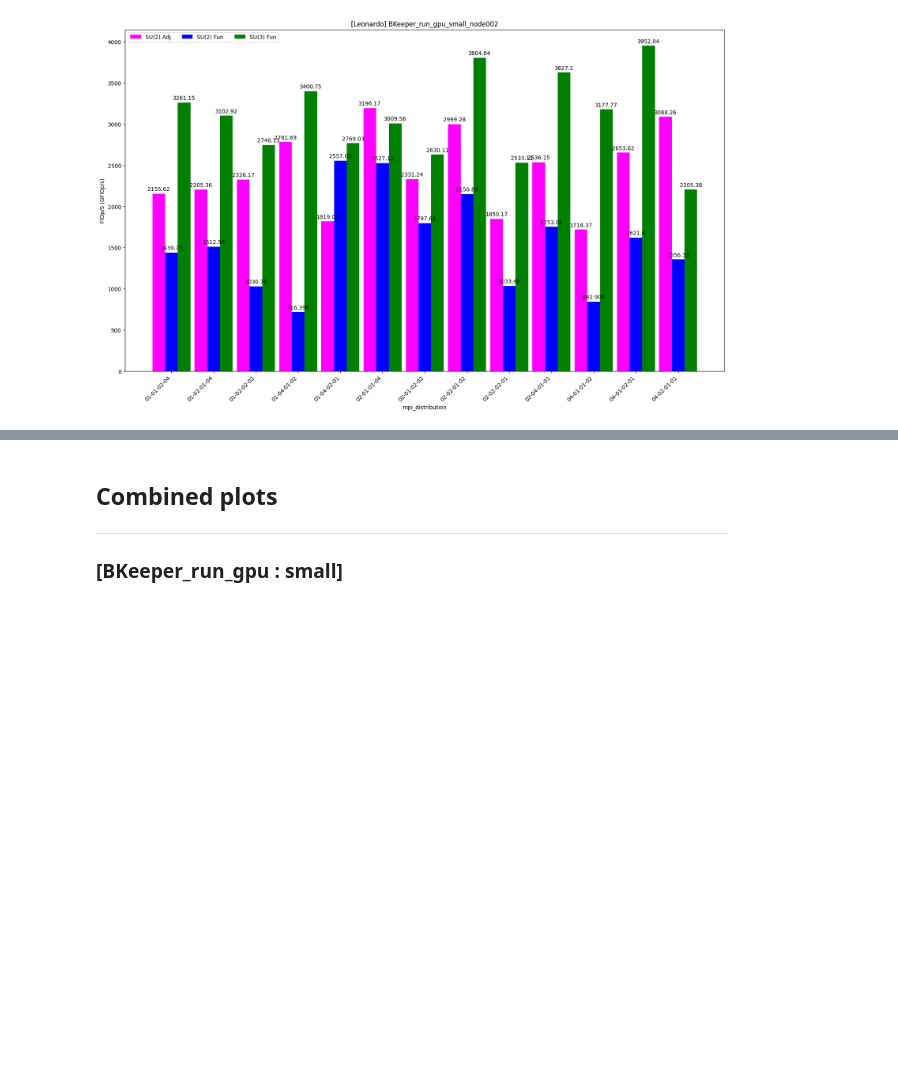
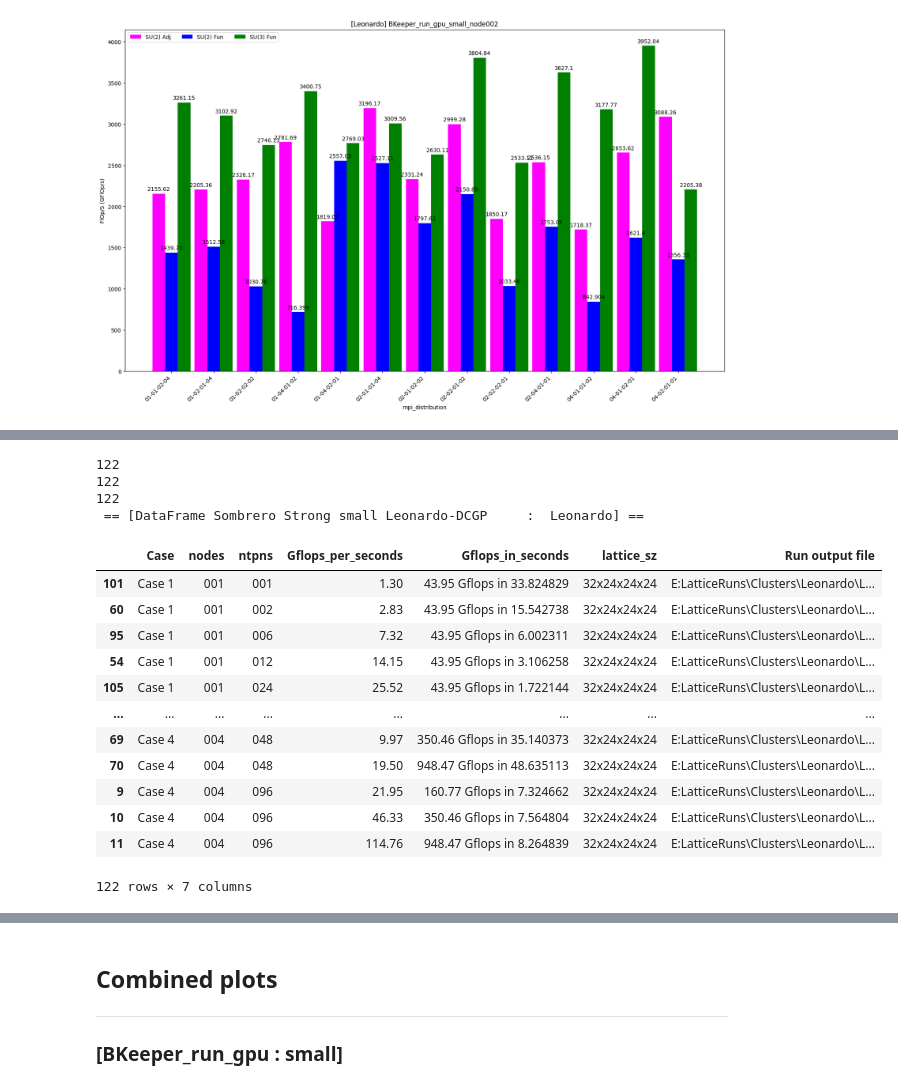
Before and after one commit to fbonnet08/Bench_Grid_HiRep, a Jupyter notebook: src/PythonCodes/Jupyter-NoteBooks/LLR-Bench_Grid_HiRep_Notebooks/Notebook_Bench_Grid_HiRep.ipynb, the cells around one changed output, grey strips where cells are left out. Cells and saved outputs as stored; diff of their text form; code cells hidden in the pictures; blank space fills up the shorter version.

```diff
--- a/src/PythonCodes/Jupyter-NoteBooks/LLR-Bench_Grid_HiRep_Notebooks/Notebook_Bench_Grid_HiRep.ipynb
+++ b/src/PythonCodes/Jupyter-NoteBooks/LLR-Bench_Grid_HiRep_Notebooks/Notebook_Bench_Grid_HiRep.ipynb
@@ -2210,0 +2428,63 @@ rc = plot_BenchRes_groupByBars_matplotlib(c, m,
+# %%
+# --------------------------------------------------------------------------
+machine_name_leonardo = "Leonardo"
+DATA_PATH         = os.path.join('E:','LatticeRuns','Clusters',machine_name_leonardo,'LatticeRuns')
+# --------------------------------------------------------------------------# ----------------------------------------------------------------------------
+# ----------------------------------------------------------------------------
+batch_action = "Sombrero_strg_cpu"
+simulation_size = "small"
+rc = Reinitialising_Paths_and_object_content(c, m, DATA_PATH, batch_action, simulation_size)
+# ----------------------------------------------------------------------------
+# --------------------------------------------------------------------------
+# Getting content in the target file
+# TODO: redefinition neccessary to to act on the target file name _cpu and
+# TODO: batch script discrepancy, batch action will need to be passed in. in the cluster method.
+batch_action = "Sombrero_strong"
+rc, target_Sombrero_strong_small_file_lst_leonardo, target_Sombrero_strong_small_file_dir_leonardo = getTarget_file_lst(c, m, c.getTargetdir())
+# ----------------------------------------------------------------------------
+# --------------------------------------------------------------------------
+# Getting content in the target file
+rc, target_Sombrero_strong_small_file_cluster_lst_leonardo  = getTarget_file_cluster_lst(c, m, target_Sombrero_strong_small_file_lst_leonardo [:])
+# ----------------------------------------------------------------------------
+# --------------------------------------------------------------------------
+# [Data-Extraction]
+# --------------------------------------------------------------------------
+m.printMesgStr(   "Data extraction cluster out                                          : ", c.getGreen(), machine_name_leonardo)
+m.printMesgAddStr("Simulation size                                                      : ", c.getRed(), simulation_size)
+m.printMesgAddStr("target_Sombrero_strong_small_file_cluster_lst_leonardo[:]        --->: ", c.getYellow(), target_Sombrero_strong_small_file_cluster_lst_leonardo[:])
+m.printMesgAddStr("Length target_Sombrero_strong_small_file_cluster_lst_leonardo[:] --->: ", c.getYellow(), len(target_Sombrero_strong_small_file_cluster_lst_leonardo[:]))
+# ----------------------------------------------------------------------------
+# --------------------------------------------------------------------------
+# Reading in the inout file
+# TODO: return to this one once the read_Sombrero_file_out method is done.
+rc, target_Sombrero_strong_small_file_cluster_filtered_lst_leonardo = filter_target_file_cluster_lst(c, m,
+                                                                                                 start_key_sombrero_rep_lst[:],
+                                                                                                 target_Sombrero_strong_small_file_cluster_lst_leonardo[:])
+m.printMesgAddStr("len(target_Sombrero_strong_small_file_cluster_filtered_lst_leonardo[:]) --->: ", c.getYellow(), len(target_Sombrero_strong_small_file_cluster_filtered_lst_leonardo[:]))
+# ----------------------------------------------------------------------------
+# --------------------------------------------------------------------------
+# Reading in the inout file
+# TODO: return to this one once the read_Sombrero_file_out method is done.
+msg = batch_action + "_" + simulation_size + "_" + "all nodes"
+rc, Sombrero_strong_small_file_cluster_failed_lst_leonardo = plot_BenchRes_SuccessFailure_pieChart_matplotlib(c, m,
+                                                                                                              target_Sombrero_strong_small_file_cluster_lst_leonardo[:],
+                                                                                                              target_Sombrero_strong_small_file_cluster_filtered_lst_leonardo[:],
+                                                                                                              machine_name_lumi,
+                                                                                                              msg)
+# ----------------------------------------------------------------------------
+# --------------------------------------------------------------------------
+# Reading in the inout file
+# TODO: return to this one once the read_Sombrero_file_out method is done and replace with the filtered list
+# TODO: instead. For now we are going to use the full unfiltered list.
+batch_action = "Sombrero_strong"
+simulation_size = "small"
+rc, dataFrame_Sombrero_strong_small_leonardo = read_Sombrero_file_out(c, m,
+                                                                      batch_action, simulation_size,
+                                                                      target_Sombrero_strong_small_file_cluster_lst_leonardo)
+# --------------------------------------------------------------------------
+# --------------------------------------------------------------------------
+# Reading in the inout file
+m.printMesgStr("DataFrame Sombrero Strong small Leonardo-DCGP     : ", c.getGreen(), machine_name_leonardo)
+dataFrame_Sombrero_strong_small_leonardo
+# ----------------------------------------------------------------------------
+# %% [output]
@@ -2210,0 +2517,17 @@ rc = plot_BenchRes_groupByBars_matplotlib(c, m,
+122
+122
+122
+ == [DataFrame Sombrero Strong small Leonardo-DCGP     :  Leonardo] ==
+|  | Case | nodes | ntpns | Gflops_per_seconds | Gflops_in_seconds | lattice_sz | Run output file |
+| 101 | Case 1 | 001 | 001 | 1.30 | 43.95 Gflops in 33.824829 | 32x24x24x24 | E:LatticeRuns\Clusters\Leonardo\L... |
+| 60 | Case 1 | 001 | 002 | 2.83 | 43.95 Gflops in 15.542738 | 32x24x24x24 | E:LatticeRuns\Clusters\Leonardo\L... |
+| 95 | Case 1 | 001 | 006 | 7.32 | 43.95 Gflops in 6.002311 | 32x24x24x24 | E:LatticeRuns\Clusters\Leonardo\L... |
+| 54 | Case 1 | 001 | 012 | 14.15 | 43.95 Gflops in 3.106258 | 32x24x24x24 | E:LatticeRuns\Clusters\Leonardo\L... |
+| 105 | Case 1 | 001 | 024 | 25.52 | 43.95 Gflops in 1.722144 | 32x24x24x24 | E:LatticeRuns\Clusters\Leonardo\L... |
+| ... | ... | ... | ... | ... | ... | ... | ... |
+| 69 | Case 4 | 004 | 048 | 9.97 | 350.46 Gflops in 35.140373 | 32x24x24x24 | E:LatticeRuns\Clusters\Leonardo\L... |
+| 70 | Case 4 | 004 | 048 | 19.50 | 948.47 Gflops in 48.635113 | 32x24x24x24 | E:LatticeRuns\Clusters\Leonardo\L... |
+| 9 | Case 4 | 004 | 096 | 21.95 | 160.77 Gflops in 7.324662 | 32x24x24x24 | E:LatticeRuns\Clusters\Leonardo\L... |
+| 10 | Case 4 | 004 | 096 | 46.33 | 350.46 Gflops in 7.564804 | 32x24x24x24 | E:LatticeRuns\Clusters\Leonardo\L... |
+| 11 | Case 4 | 004 | 096 | 114.76 | 948.47 Gflops in 8.264839 | 32x24x24x24 | E:LatticeRuns\Clusters\Leonardo\L... |
+122 rows × 7 columns
```
Also changed, not shown: parts of 11 cells of this notebook, 2 other files.
